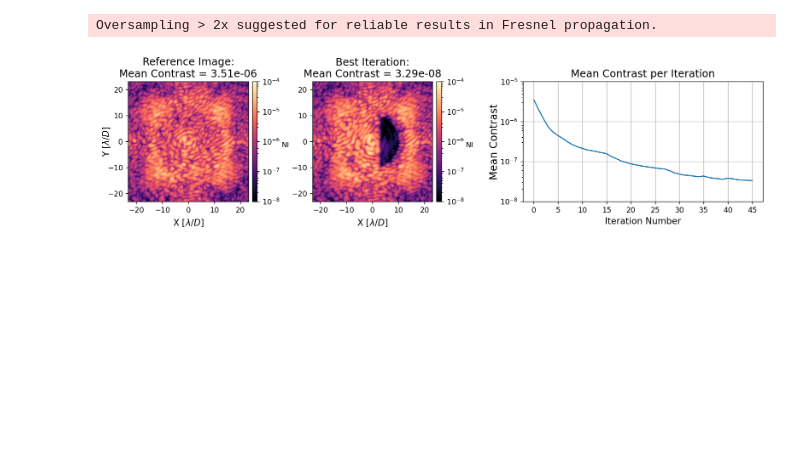
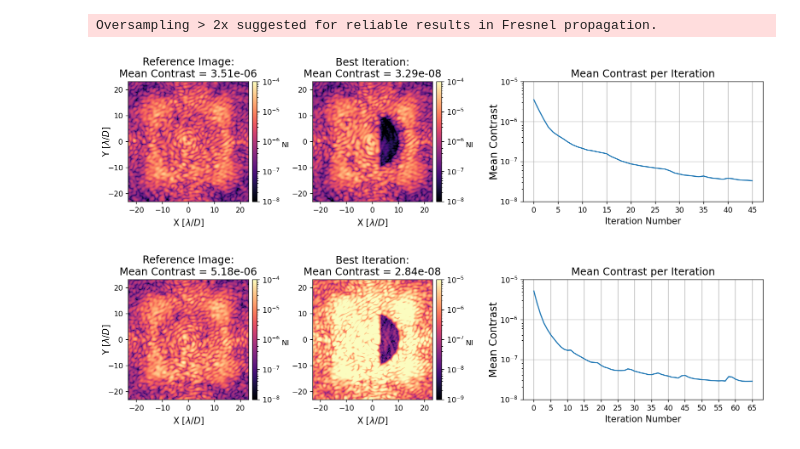
Before and after one commit to kian1377/aefc-vortex, a Jupyter notebook: scoob/make_scoob_figs.ipynb, the cells around one changed output. Drawn from its saved outputs; the diff is of its cells as text; code cells hidden in the pictures; blank space fills up the shorter version.

Commit message:
made the new scoob mono result figure

```diff
--- a/scoob/make_scoob_figs.ipynb
+++ b/scoob/make_scoob_figs.ipynb
@@ -110,3 +110,19 @@ imshows.plot_data_with_ref(
 )
 # %% [output]
 [figure]
+# %%
+from adefc_vortex import imshows
+reload(imshows)
+
+data = utils.load_pickle(f'data/{20241211}_scoob_aefc_run.pkl')
+
+imshows.plot_data_with_ref(
+    data,
+    im1vmax=1e-4, im1vmin=1e-8,
+    im2vmax=1e-5, im2vmin=1e-9,
+    vmax=1e-5, vmin=1e-8,
+    xticks=np.arange(0, 65+1, 5),
+    fname='../figs/scoob_mono_result.pdf',
+)
+# %% [output]
+[figure, added]
```
Also changed, not shown: 1 other file.
